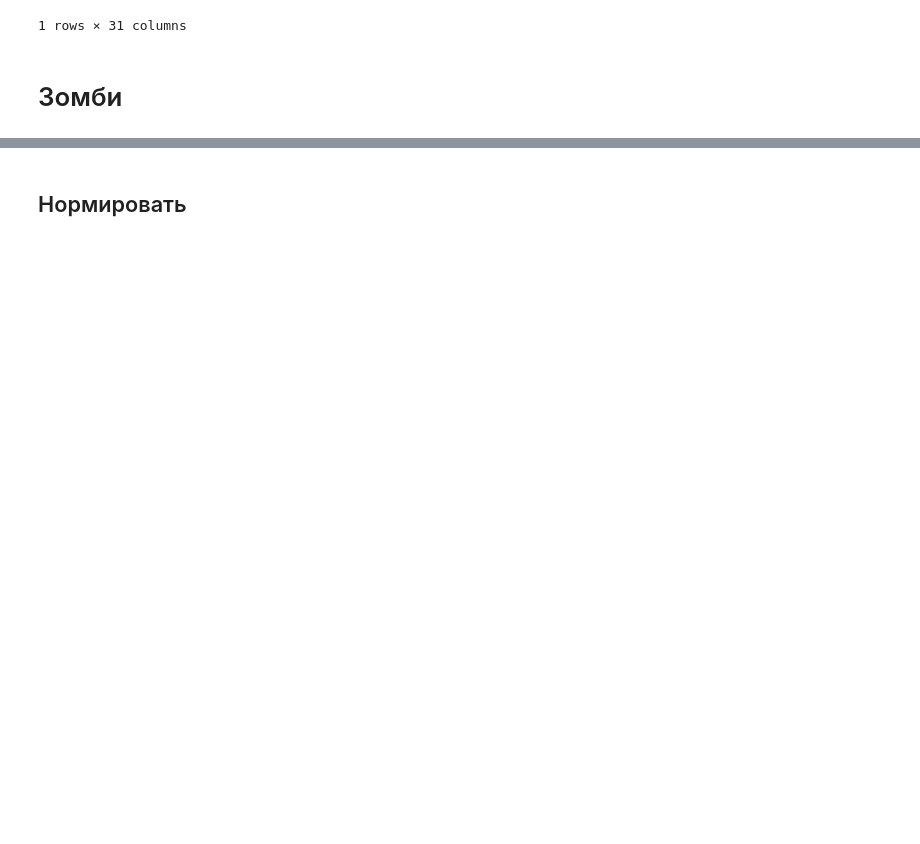
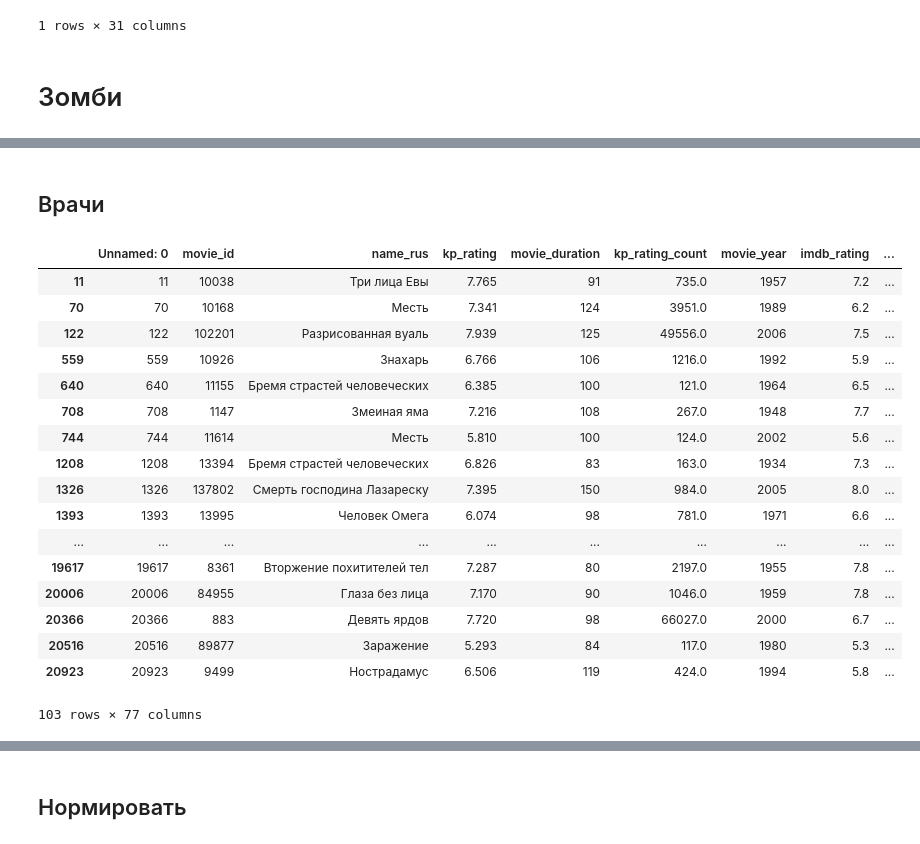
Before and after one commit to kandrewkov/Movie-Recommendations, a Jupyter notebook: preproc_data.ipynb, the cells around one changed output, grey strips where cells are left out. Cells and saved outputs as stored; diff of their text form; code cells hidden in the pictures; blank space fills up the shorter version.

```diff
--- a/preproc_data.ipynb
+++ b/preproc_data.ipynb
@@ -322,0 +530,39 @@ movies['movie_id'] = np.array(range(len(movies1)))
+# %% [markdown]
+## Врачи
+# %%
+movies['Врачи'] = np.zeros(len(movies))
+
+with open("data/Врачи.txt") as films:
+    set_of_af = set([])
+    for film in films.readlines():
+        film = film.rstrip()
+        if len(film) != 1:
+            if '(фильм' in film:
+                film = film[:film.find('(фильм')-1]
+#             print(film)
+            set_of_af.add(film)
+
+for ind, name in enumerate(movies['name_rus']):
+    if name in set_of_af:
+        movies.loc[ind, 'Врачи'] = 1
+
+movies[movies['Врачи'] == 1]
+# %% [output]
+|  | Unnamed: 0 | movie_id | name_rus | kp_rating | movie_duration | kp_rating_count | movie_year | imdb_rating | ... |
+| 11 | 11 | 10038 | Три лица Евы | 7.765 | 91 | 735.0 | 1957 | 7.2 | ... |
+| 70 | 70 | 10168 | Месть | 7.341 | 124 | 3951.0 | 1989 | 6.2 | ... |
+| 122 | 122 | 102201 | Разрисованная вуаль | 7.939 | 125 | 49556.0 | 2006 | 7.5 | ... |
+| 559 | 559 | 10926 | Знахарь | 6.766 | 106 | 1216.0 | 1992 | 5.9 | ... |
+| 640 | 640 | 11155 | Бремя страстей человеческих | 6.385 | 100 | 121.0 | 1964 | 6.5 | ... |
+| 708 | 708 | 1147 | Змеиная яма | 7.216 | 108 | 267.0 | 1948 | 7.7 | ... |
+| 744 | 744 | 11614 | Месть | 5.810 | 100 | 124.0 | 2002 | 5.6 | ... |
+| 1208 | 1208 | 13394 | Бремя страстей человеческих | 6.826 | 83 | 163.0 | 1934 | 7.3 | ... |
+| 1326 | 1326 | 137802 | Смерть господина Лазареску | 7.395 | 150 | 984.0 | 2005 | 8.0 | ... |
+| 1393 | 1393 | 13995 | Человек Омега | 6.074 | 98 | 781.0 | 1971 | 6.6 | ... |
+| ... | ... | ... | ... | ... | ... | ... | ... | ... | ... |
+| 19617 | 19617 | 8361 | Вторжение похитителей тел | 7.287 | 80 | 2197.0 | 1955 | 7.8 | ... |
+| 20006 | 20006 | 84955 | Глаза без лица | 7.170 | 90 | 1046.0 | 1959 | 7.8 | ... |
+| 20366 | 20366 | 883 | Девять ярдов | 7.720 | 98 | 66027.0 | 2000 | 6.7 | ... |
+| 20516 | 20516 | 89877 | Заражение | 5.293 | 84 | 117.0 | 1980 | 5.3 | ... |
+| 20923 | 20923 | 9499 | Нострадамус | 6.506 | 119 | 424.0 | 1994 | 5.8 | ... |
+103 rows × 77 columns
```
Also changed, not shown: parts of 31 cells of this notebook.
